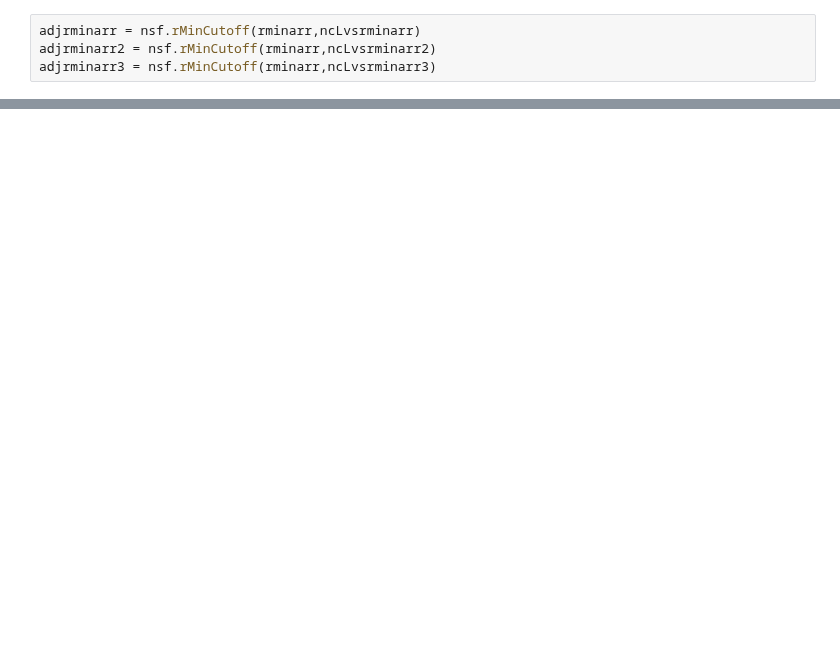
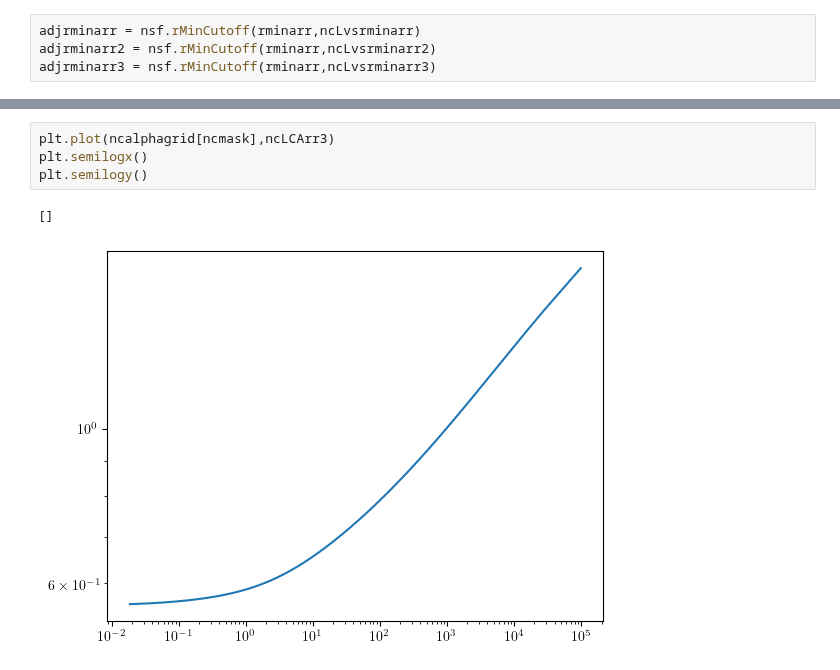
Before and after one commit to Bkorotko03/HoloProj, a Jupyter notebook: combShock260331.ipynb, the cells around one changed output, grey strips where cells are left out. Cells and saved outputs as stored; diff of their text form; blank space fills up the shorter version.

```diff
--- a/combShock260331.ipynb
+++ b/combShock260331.ipynb
@@ -116,0 +124,7 @@ plt.xlim((0.5,2))
+# %%
+plt.plot(ncalphagrid[ncmask],ncLCArr3)
+plt.semilogx()
+plt.semilogy()
+# %% [output]
+[]
+[figure, added]
```
Also changed, not shown: parts of 13 cells of this notebook.
